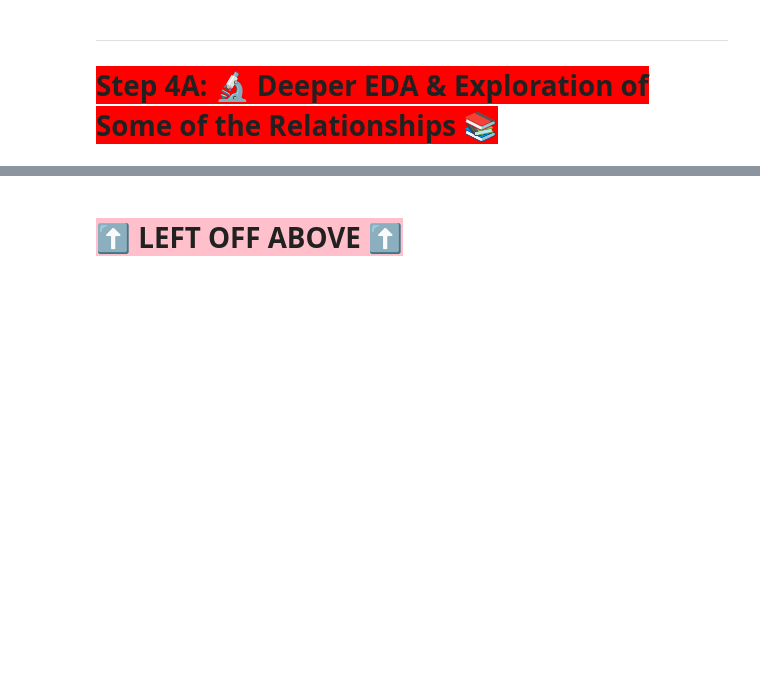
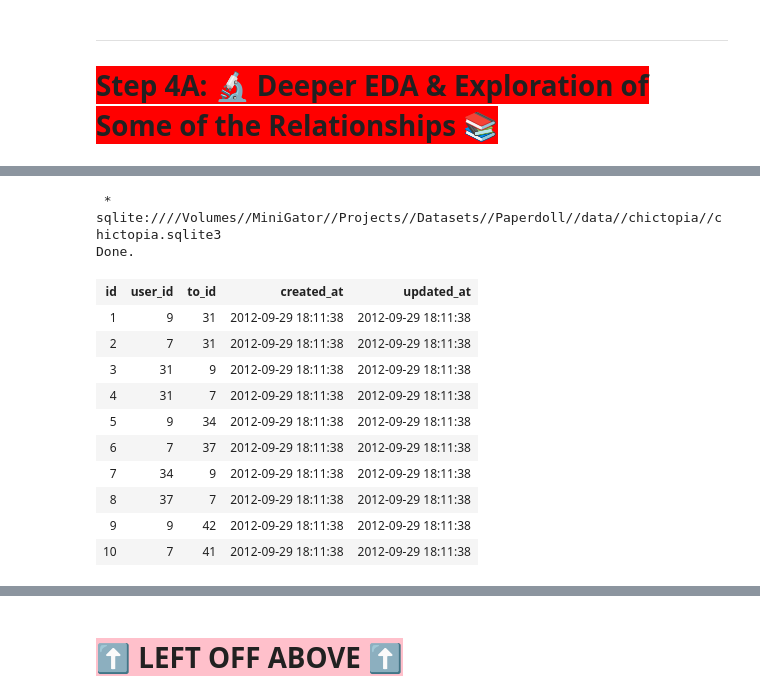
Before and after one commit to StyleVerse/Outfit-Recommender, a Jupyter notebook: notebooks/Step2_EDA/Step2_EDA_PaperDolls.ipynb, the cells around one changed output, grey strips where cells are left out. Saved outputs shown, nothing was run; the diff lists cells and outputs as text; code cells hidden in the pictures; blank space fills up the shorter version.

```diff
--- a/notebooks/Step2_EDA/Step2_EDA_PaperDolls.ipynb
+++ b/notebooks/Step2_EDA/Step2_EDA_PaperDolls.ipynb
@@ -464,0 +547,18 @@ color_taggings_sample.sample(n=10)
+# %%
+%sql SELECT * \
+FROM friendships \
+limit 10
+# %% [output]
+ * sqlite:////Volumes//MiniGator//Projects//Datasets//Paperdoll//data//chictopia//chictopia.sqlite3
+Done.
+| id | user_id | to_id | created_at | updated_at |
+| 1 | 9 | 31 | 2012-09-29 18:11:38 | 2012-09-29 18:11:38 |
+| 2 | 7 | 31 | 2012-09-29 18:11:38 | 2012-09-29 18:11:38 |
+| 3 | 31 | 9 | 2012-09-29 18:11:38 | 2012-09-29 18:11:38 |
+| 4 | 31 | 7 | 2012-09-29 18:11:38 | 2012-09-29 18:11:38 |
+| 5 | 9 | 34 | 2012-09-29 18:11:38 | 2012-09-29 18:11:38 |
+| 6 | 7 | 37 | 2012-09-29 18:11:38 | 2012-09-29 18:11:38 |
+| 7 | 34 | 9 | 2012-09-29 18:11:38 | 2012-09-29 18:11:38 |
+| 8 | 37 | 7 | 2012-09-29 18:11:38 | 2012-09-29 18:11:38 |
+| 9 | 9 | 42 | 2012-09-29 18:11:38 | 2012-09-29 18:11:38 |
+| 10 | 7 | 41 | 2012-09-29 18:11:38 | 2012-09-29 18:11:38 |
```
Also changed, not shown: parts of 85 cells of this notebook.
